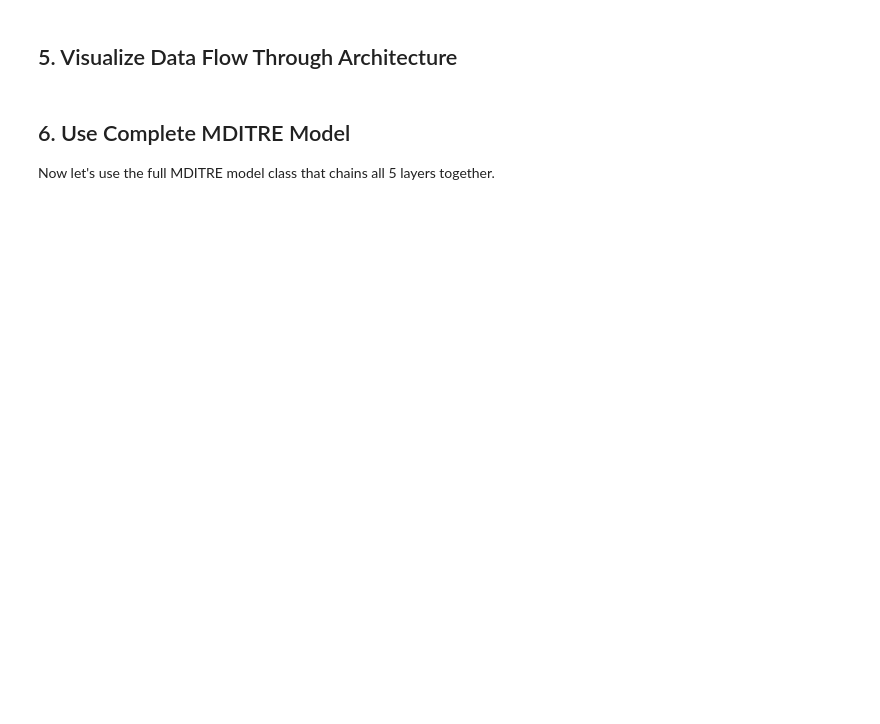
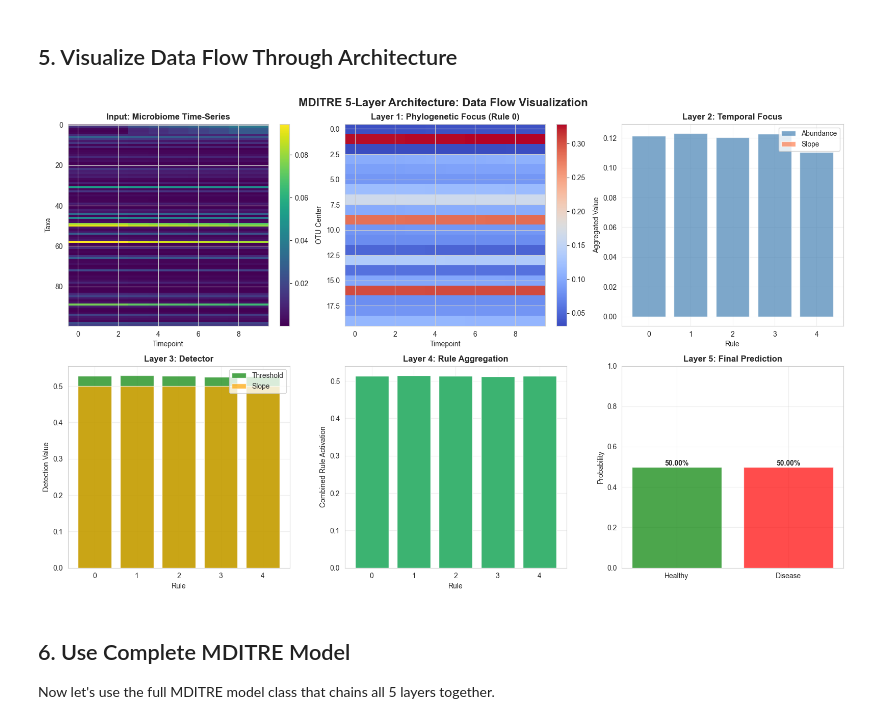
Before and after one commit to melhzy/mditre, a Jupyter notebook: neural_network/five_layer_architecture_demo.ipynb, the cells around one changed output. Drawn from its saved outputs; the diff is of its cells as text; code cells hidden in the pictures; blank space fills up the shorter version.

```diff
--- a/neural_network/five_layer_architecture_demo.ipynb
+++ b/neural_network/five_layer_architecture_demo.ipynb
@@ -266,49 +663,56 @@ axes[0, 0].set_xlabel('Timepoint')
 axes[0, 0].set_ylabel('Taxa')
 plt.colorbar(im0, ax=axes[0, 0], fraction=0.046)
 
-# Layer 1 output
-im1 = axes[0, 1].imshow(out1[0].T.detach().numpy(), aspect='auto', cmap='coolwarm')
-axes[0, 1].set_title('Layer 1: Phylogenetic Focus', fontweight='bold')
+# Layer 1 output (show first rule)
+im1 = axes[0, 1].imshow(out1[0, 0].detach().numpy(), aspect='auto', cmap='coolwarm')
+axes[0, 1].set_title('Layer 1: Phylogenetic Focus (Rule 0)', fontweight='bold')
 axes[0, 1].set_xlabel('Timepoint')
-axes[0, 1].set_ylabel('Rule')
+axes[0, 1].set_ylabel('OTU Center')
 plt.colorbar(im1, ax=axes[0, 1], fraction=0.046)
 
-# Layer 2 output
-axes[0, 2].bar(range(n_rules), out2[0].detach().numpy(), color='steelblue')
+# Layer 2 output (abundance)
+axes[0, 2].bar(range(n_rules), out2_abun[0].mean(dim=1).detach().numpy(), color='steelblue', alpha=0.7, label='Abundance')
+axes[0, 2].bar(range(n_rules), out2_slope[0].mean(dim=1).detach().numpy(), color='coral', alpha=0.7, label='Slope')
 axes[0, 2].set_title('Layer 2: Temporal Focus', fontweight='bold')
 axes[0, 2].set_xlabel('Rule')
 axes[0, 2].set_ylabel('Aggregated Value')
+axes[0, 2].legend()
 axes[0, 2].grid(True, alpha=0.3)
 
-# Layer 3 output
-axes[1, 0].bar(range(n_rules), out3[0].detach().numpy(), color='coral')
-axes[1, 0].set_title('Layer 3: Detector (Threshold)', fontweight='bold')
+# Layer 3 output (detectors)
+axes[1, 0].bar(range(n_rules), out3_abun[0].mean(dim=1).detach().numpy(), color='green', alpha=0.7, label='Threshold')
+axes[1, 0].bar(range(n_rules), out3_slope[0].mean(dim=1).detach().numpy(), color='orange', alpha=0.7, label='Slope')
+axes[1, 0].set_title('Layer 3: Detector', fontweight='bold')
 axes[1, 0].set_xlabel('Rule')
 axes[1, 0].set_ylabel('Detection Value')
+axes[1, 0].legend()
 axes[1, 0].grid(True, alpha=0.3)
 
-# Layer 4 output
-axes[1, 1].bar(range(n_rules), out4[0].detach().numpy(), color='mediumseagreen')
-axes[1, 1].set_title('Layer 4: Rule Layer (Slope)', fontweight='bold')
+# Layer 4 output (rules - show combined activation)
+combined_activation = (out4_abun[0] + out4_slope[0]).detach().numpy() / 2
+axes[1, 1].bar(range(n_rules), combined_activation, color='mediumseagreen')
+axes[1, 1].set_title('Layer 4: Rule Aggregation', fontweight='bold')
 axes[1, 1].set_xlabel('Rule')
-axes[1, 1].set_ylabel('Rule Weight')
+axes[1, 1].set_ylabel('Combined Rule Activation')
 axes[1, 1].grid(True, alpha=0.3)
 
-# Layer 5 output
+# Layer 5 output (classification)
 class_names = ['Healthy', 'Disease']
 colors = ['green', 'red']
 bars = axes[1, 2].bar(class_names, probs[0].detach().numpy(), color=colors, alpha=0.7)
 axes[1, 2].set_title('Layer 5: Final Prediction', fontweight='bold')
 axes[1, 2].set_ylabel('Probability')
 axes[1, 2].set_ylim([0, 1])
 axes[1, 2].grid(True, alpha=0.3)
 for i, bar in enumerate(bars):
     height = bar.get_height()
     axes[1, 2].text(bar.get_x() + bar.get_width()/2., height,
                     f'{height:.2%}', ha='center', va='bottom', fontweight='bold')
 
 plt.tight_layout()
 plt.show()
+# %% [output]
+[figure, added]
 # %% [markdown]
 ## 6. Use Complete MDITRE Model
 
```
Also changed, not shown: parts of 23 cells of this notebook, 4 other files.
